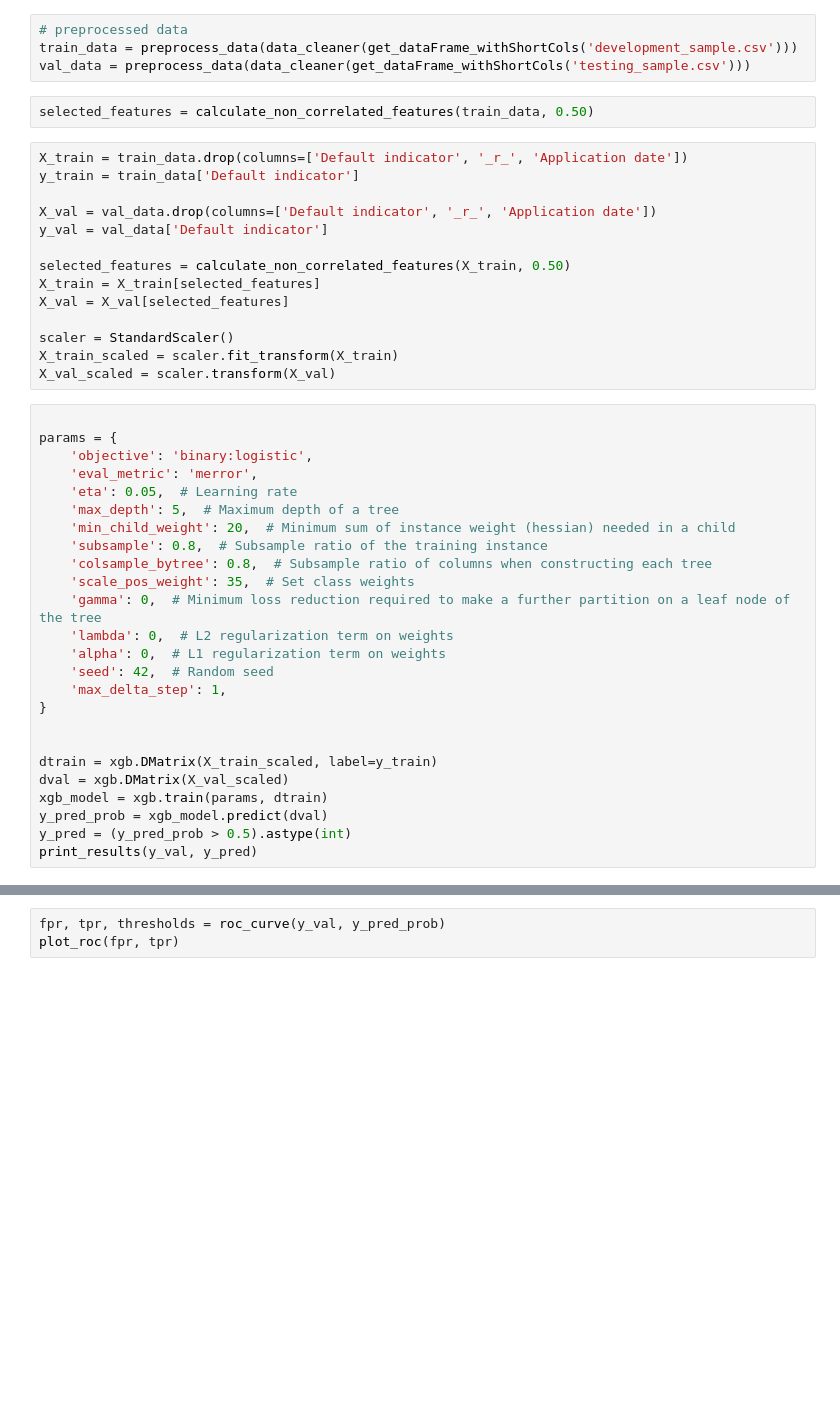
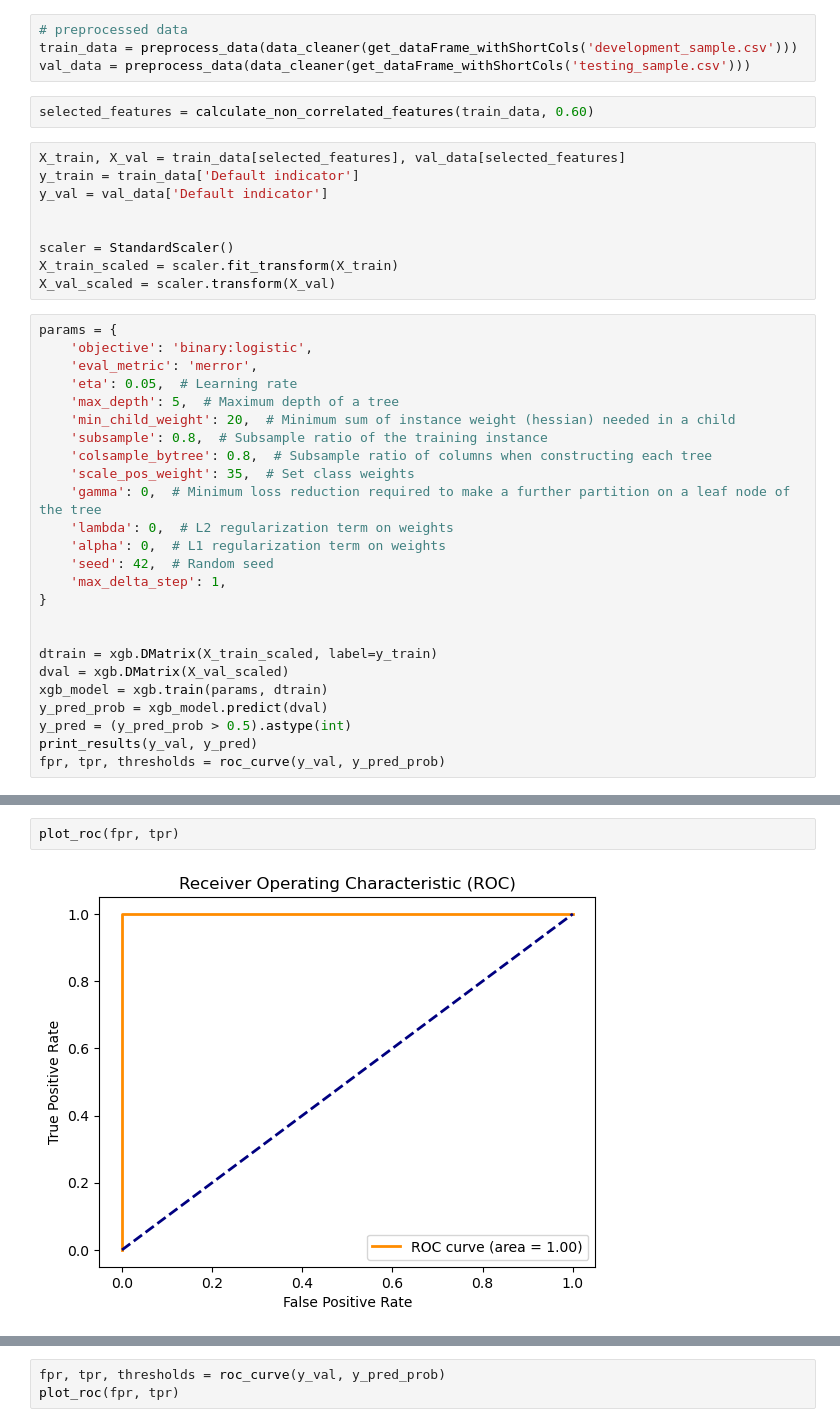
Before and after one commit to Jagodno/Pre-selection-Assignment, a Jupyter notebook: jupyter_notebooks/xgboost.ipynb, the cells around one changed output, grey strips where cells are left out. Saved outputs shown, nothing was run; the diff lists cells and outputs as text; blank space fills up the shorter version.

```diff
--- a/jupyter_notebooks/xgboost.ipynb
+++ b/jupyter_notebooks/xgboost.ipynb
@@ -17,23 +17,17 @@ pd.options.mode.chained_assignment = None
 train_data = preprocess_data(data_cleaner(get_dataFrame_withShortCols('development_sample.csv')))
 val_data = preprocess_data(data_cleaner(get_dataFrame_withShortCols('testing_sample.csv')))
 # %%
-selected_features = calculate_non_correlated_features(train_data, 0.50)
+selected_features = calculate_non_correlated_features(train_data, 0.60)
 # %%
-X_train = train_data.drop(columns=['Default indicator', '_r_', 'Application date'])
+X_train, X_val = train_data[selected_features], val_data[selected_features]
 y_train = train_data['Default indicator']
-
-X_val = val_data.drop(columns=['Default indicator', '_r_', 'Application date'])
 y_val = val_data['Default indicator']
 
-selected_features = calculate_non_correlated_features(X_train, 0.50)
-X_train = X_train[selected_features]
-X_val = X_val[selected_features]
 
 scaler = StandardScaler()
 X_train_scaled = scaler.fit_transform(X_train)
 X_val_scaled = scaler.transform(X_val)
 # %%
-
 params = {
     'objective': 'binary:logistic',
     'eval_metric': 'merror',
@@ -57,4 +51,5 @@ xgb_model = xgb.train(params, dtrain)
 y_pred_prob = xgb_model.predict(dval)
 y_pred = (y_pred_prob > 0.5).astype(int)
 print_results(y_val, y_pred)
+fpr, tpr, thresholds = roc_curve(y_val, y_pred_prob)
 # %% [output]
@@ -65,3 +60,7 @@ Confusion Matrix:
+# %%
+plot_roc(fpr, tpr)
+# %% [output]
+[figure, added]
 # %%
 from sklearn.metrics import f1_score
 import numpy as np
```
Also changed, not shown: parts of 2 cells of this notebook, 4 other files.
